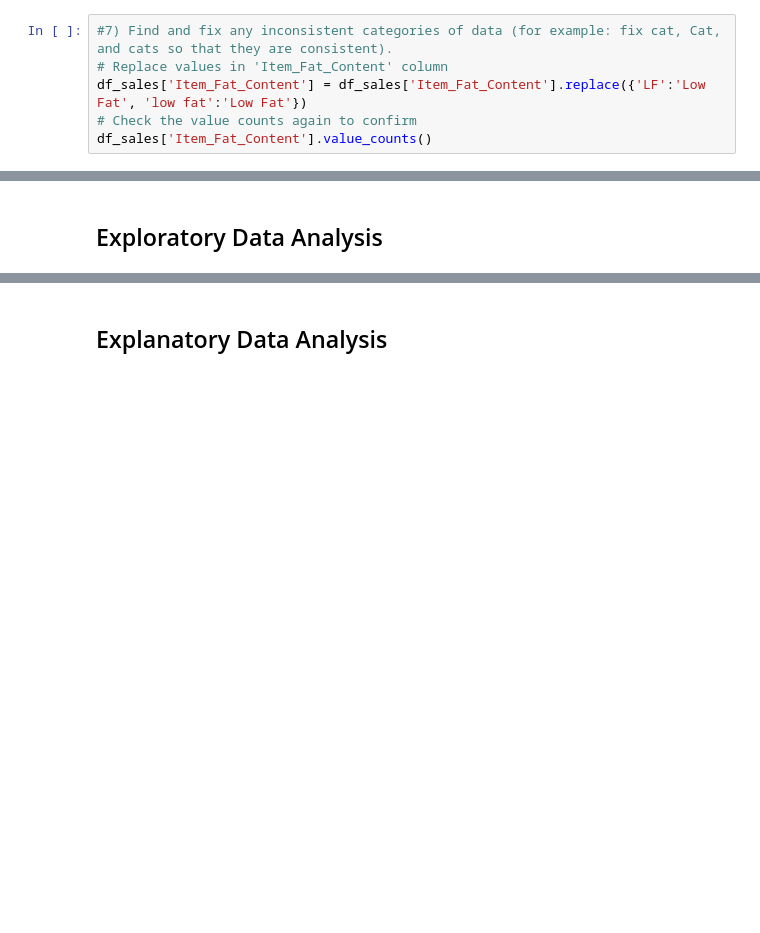
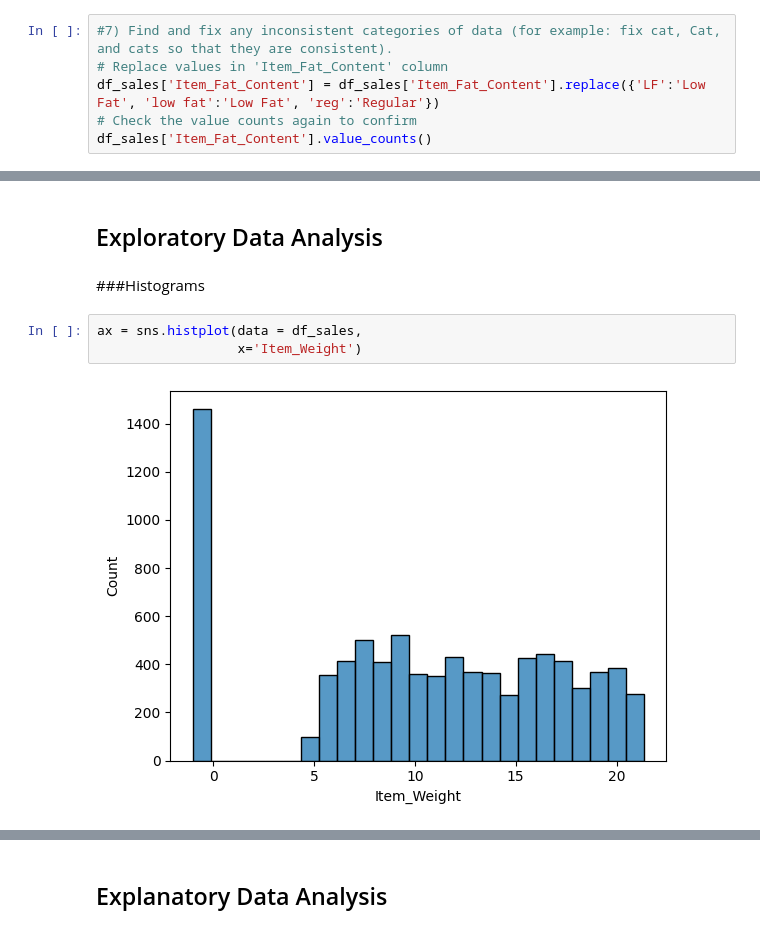
Before and after one commit to Sudo-CHRIS-dev/Prediction-of-Product-Sales, a Jupyter notebook: Project_1_Prediction_of_Product_Sales.ipynb, the cells around one changed output, grey strips where cells are left out. Drawn from its saved outputs; the diff is of its cells as text; blank space fills up the shorter version.

```diff
--- a/Project_1_Prediction_of_Product_Sales.ipynb
+++ b/Project_1_Prediction_of_Product_Sales.ipynb
@@ -169,7 +175,7 @@ Name: Outlet_Type, dtype: int64
 # %%
 #7) Find and fix any inconsistent categories of data (for example: fix cat, Cat, and cats so that they are consistent).
 # Replace values in 'Item_Fat_Content' column
-df_sales['Item_Fat_Content'] = df_sales['Item_Fat_Content'].replace({'LF':'Low Fat', 'low fat':'Low Fat'})
+df_sales['Item_Fat_Content'] = df_sales['Item_Fat_Content'].replace({'LF':'Low Fat', 'low fat':'Low Fat', 'reg':'Regular'})
 # Check the value counts again to confirm
 df_sales['Item_Fat_Content'].value_counts()
 # %% [output]
@@ -211,2 +205,9 @@ For Item_Outlet_Sales column min: 33.29, max: 13086.9648, mean: 2181.28891357503
 # %% [markdown]
 ## Exploratory Data Analysis
+# %% [markdown]
+###Histograms
+# %%
+ax = sns.histplot(data = df_sales,
+                  x='Item_Weight')
+# %% [output]
+[figure, added]
```
Also changed, not shown: parts of 21 cells of this notebook.
